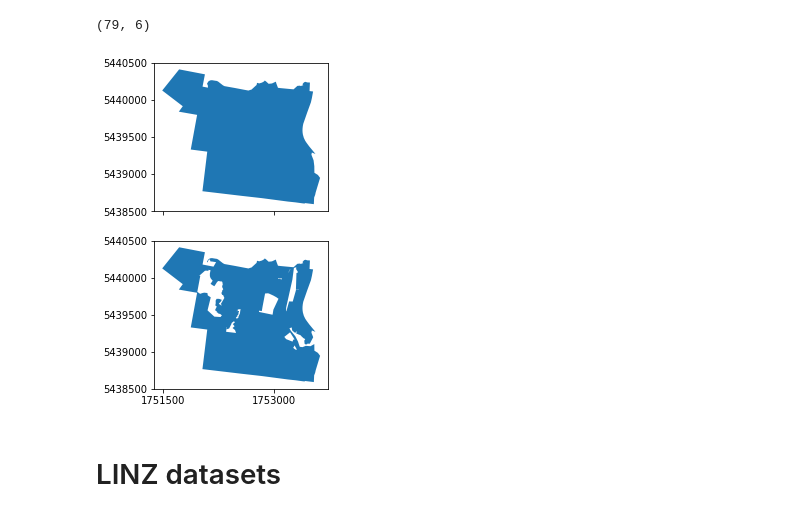
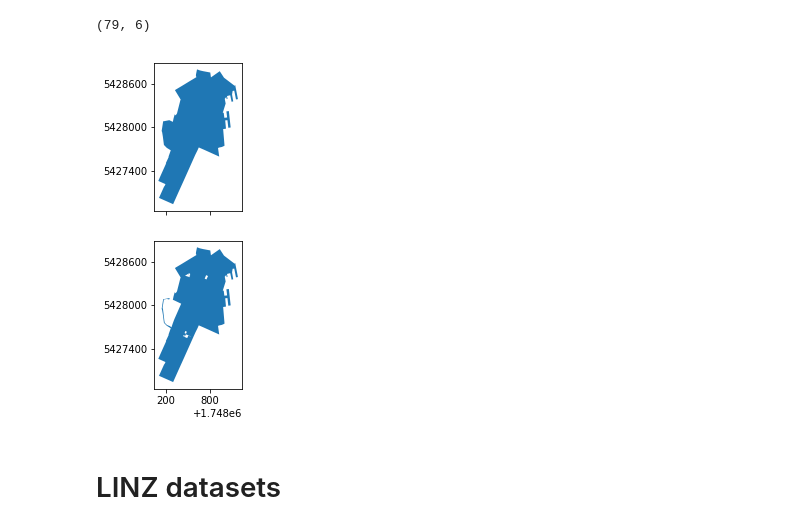
Before and after one commit to shriv/spatial-plays, a Jupyter notebook: Spatial data munging.ipynb, the cells around one changed output. Saved outputs shown, nothing was run; the diff lists cells and outputs as text; code cells hidden in the pictures.

Commit message:
Some small changes to get top residential and top urban SA2 units

```diff
--- a/Spatial data munging.ipynb
+++ b/Spatial data munging.ipynb
@@ -75,15 +75,15 @@ dp.pretty_ticks(2, 4)
 # %% [output]
 [figure]
 # %%
-urban_wlg_area_units = geopandas.overlay(wlg_area_units, wcc_urban_proj, how='difference')
+urban_wlg_area_units = geopandas.overlay(wlg_area_units, wcc_parks_proj, how='difference')
 urban_wlg_area_units.shape
 # %% [output]
 (79, 6)
 # %%
-dp.plot_unit_residential(wlg_area_units, urban_wlg_area_units, 'Tawa South')
+dp.plot_unit_residential(wlg_area_units, urban_wlg_area_units, 'Lambton')
 dp.pretty_ticks(2, 4)
 # %% [output]
-[figure, old version]
+[figure, new version]
 # %% [markdown]
 # LINZ datasets
 # %%
```
Also changed, not shown: parts of 5 cells of this notebook.
